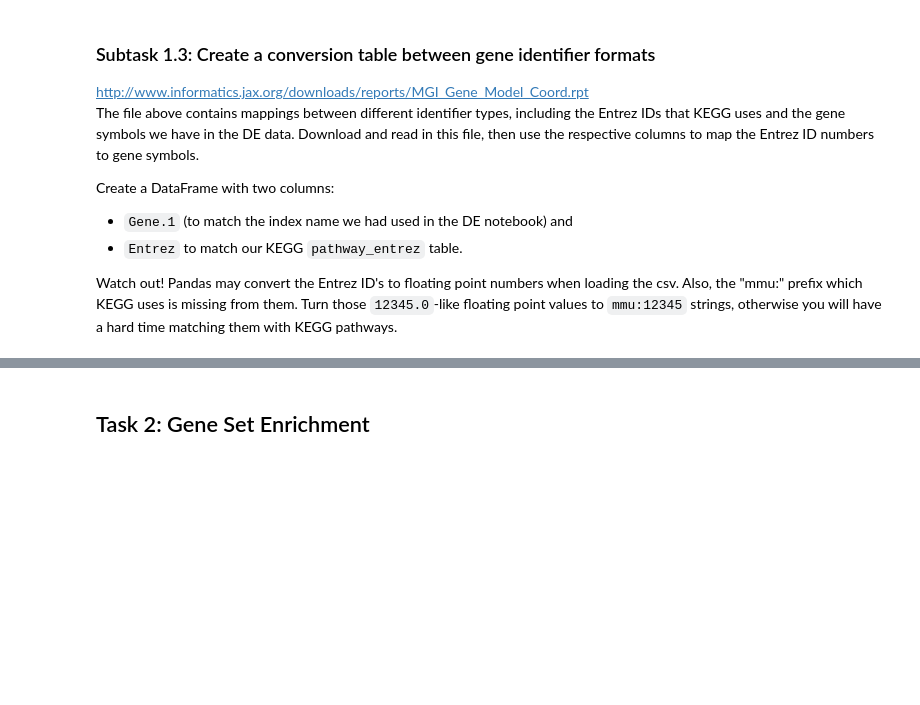
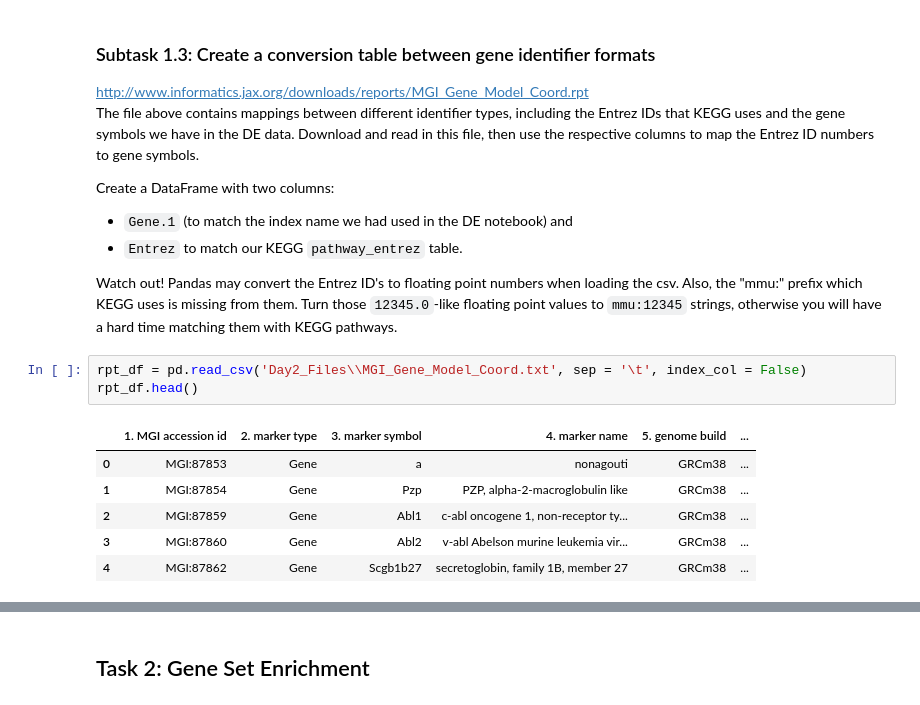
Before and after one commit to Osrip/Integrated_Bioinformatics, a Jupyter notebook: IntegratedBioinformatics/notebooks/Day67_Pathways.ipynb, the cells around one changed output, grey strips where cells are left out. Saved outputs shown, nothing was run; the diff lists cells and outputs as text; blank space fills up the shorter version.

```diff
--- a/IntegratedBioinformatics/notebooks/Day67_Pathways.ipynb
+++ b/IntegratedBioinformatics/notebooks/Day67_Pathways.ipynb
@@ -102,3 +212,13 @@ Create a DataFrame with two columns:
 * `Entrez` to match our KEGG `pathway_entrez` table.
 
 Watch out! Pandas may convert the Entrez ID's to floating point numbers when loading the csv. Also, the "mmu:" prefix which KEGG uses is missing from them. Turn those `12345.0`-like floating point values to `mmu:12345` strings, otherwise you will have a hard time matching them with KEGG pathways.
+# %%
+rpt_df = pd.read_csv('Day2_Files\\MGI_Gene_Model_Coord.txt', sep = '\t', index_col = False)
+rpt_df.head()
+# %% [output]
+|  | 1. MGI accession id | 2. marker type | 3. marker symbol | 4. marker name | 5. genome build | ... |
+| 0 | MGI:87853 | Gene | a | nonagouti | GRCm38 | ... |
+| 1 | MGI:87854 | Gene | Pzp | PZP, alpha-2-macroglobulin like | GRCm38 | ... |
+| 2 | MGI:87859 | Gene | Abl1 | c-abl oncogene 1, non-receptor ty... | GRCm38 | ... |
+| 3 | MGI:87860 | Gene | Abl2 | v-abl Abelson murine leukemia vir... | GRCm38 | ... |
+| 4 | MGI:87862 | Gene | Scgb1b27 | secretoglobin, family 1B, member 27 | GRCm38 | ... |
```
Also changed, not shown: parts of 12 cells of this notebook.
